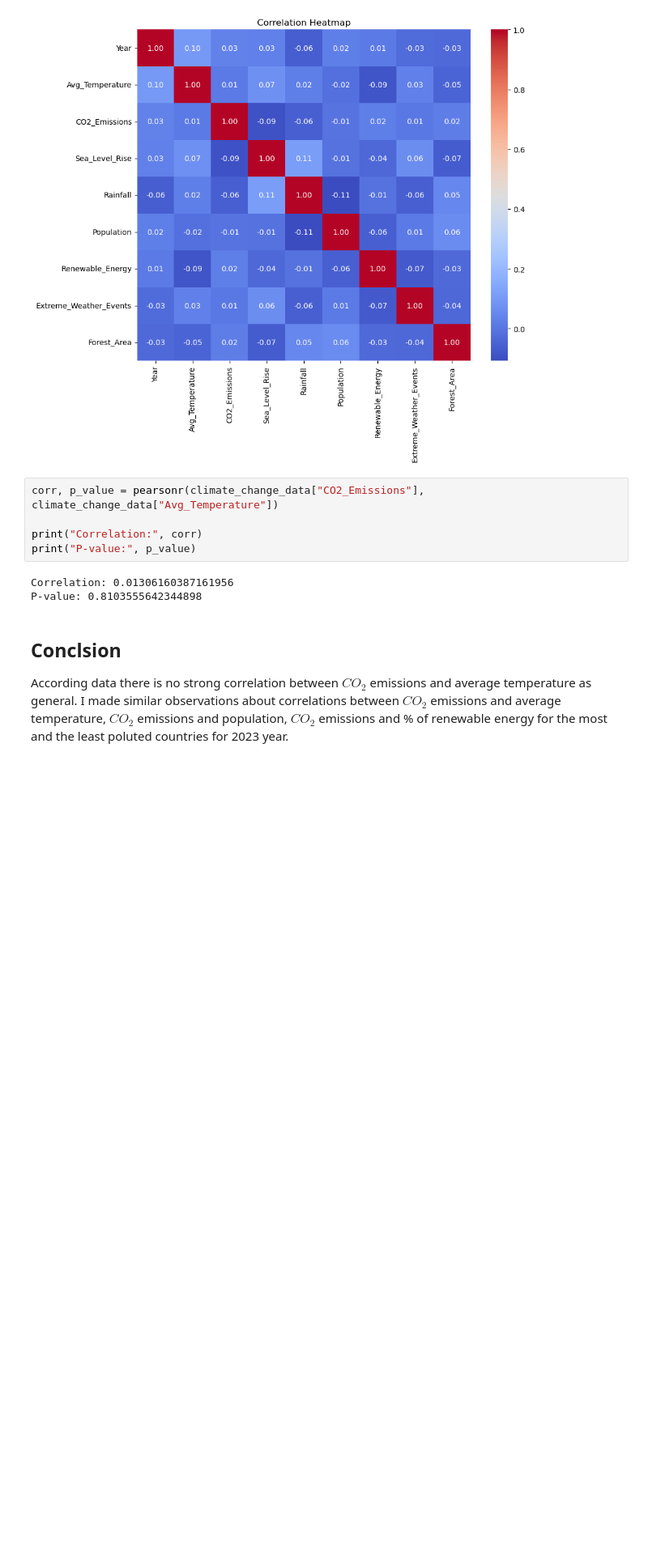
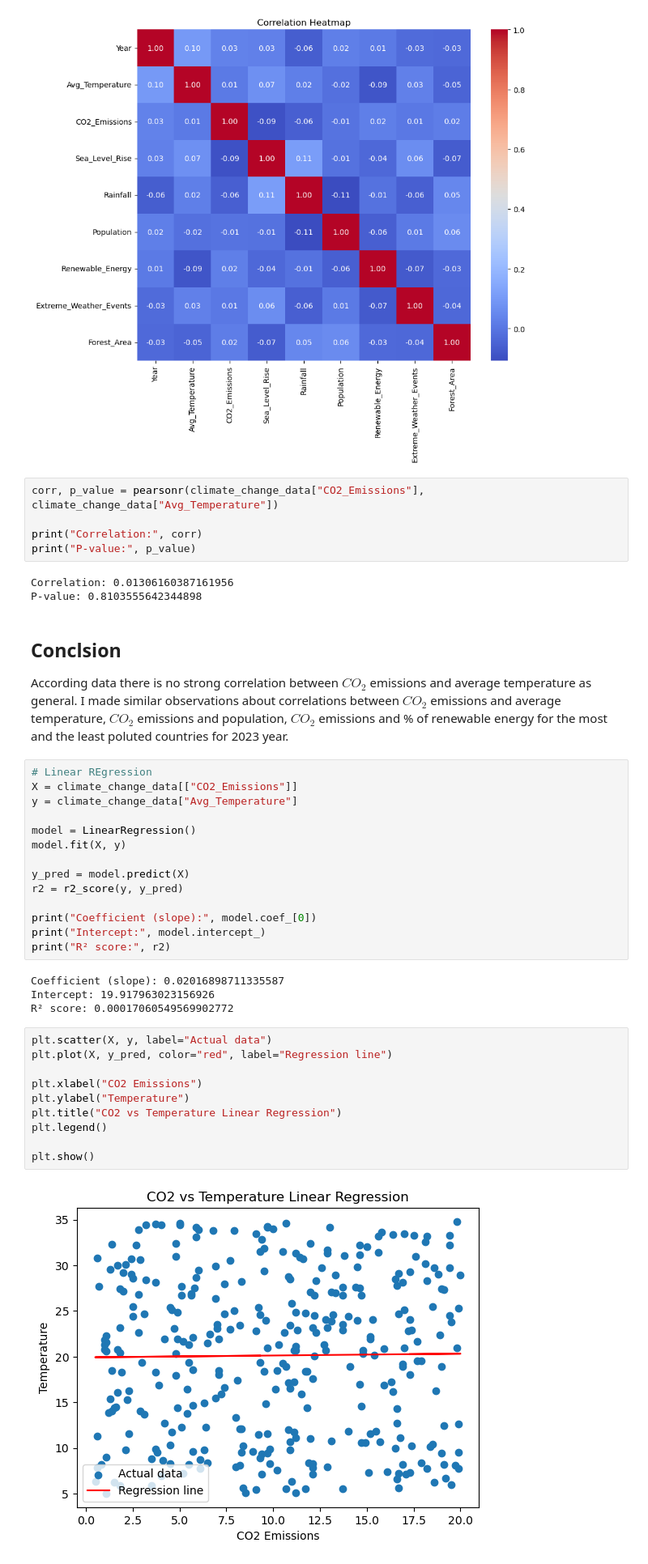
Before and after one commit to pacho10/Climate_Change, a Jupyter notebook: Climate_Change.ipynb, the cells around one changed output. Shown at 81% size. Drawn from its saved outputs; the diff is of its cells as text; blank space fills up the shorter version.

Commit message:
Add linear regression model

```diff
--- a/Climate_Change.ipynb
+++ b/Climate_Change.ipynb
@@ -136,3 +138,33 @@ P-value: 0.8103555642344898
 # %% [markdown]
 ## Conclsion
 According data  there is no strong correlation between $ CO_2 $ emissions and average temperature as general. I made similar observations about correlations between $ CO_2 $ emissions and average temperature, $ CO_2 $ emissions and population, $ CO_2 $ emissions and % of renewable energy for the most and the least poluted countries for 2023 year.
+# %%
+# Linear REgression
+X = climate_change_data[["CO2_Emissions"]]
+y = climate_change_data["Avg_Temperature"]
+
+model = LinearRegression()
+model.fit(X, y)
+
+y_pred = model.predict(X)
+r2 = r2_score(y, y_pred)
+
+print("Coefficient (slope):", model.coef_[0])
+print("Intercept:", model.intercept_)
+print("R² score:", r2)
+# %% [output]
+Coefficient (slope): 0.02016898711335587
+Intercept: 19.917963023156926
+R² score: 0.00017060549569902772
+# %%
+plt.scatter(X, y, label="Actual data")
+plt.plot(X, y_pred, color="red", label="Regression line")
+
+plt.xlabel("CO2 Emissions")
+plt.ylabel("Temperature")
+plt.title("CO2 vs Temperature Linear Regression")
+plt.legend()
+
+plt.show()
+# %% [output]
+[figure, added]
```
Also changed, not shown: parts of 1 cell of this notebook.
